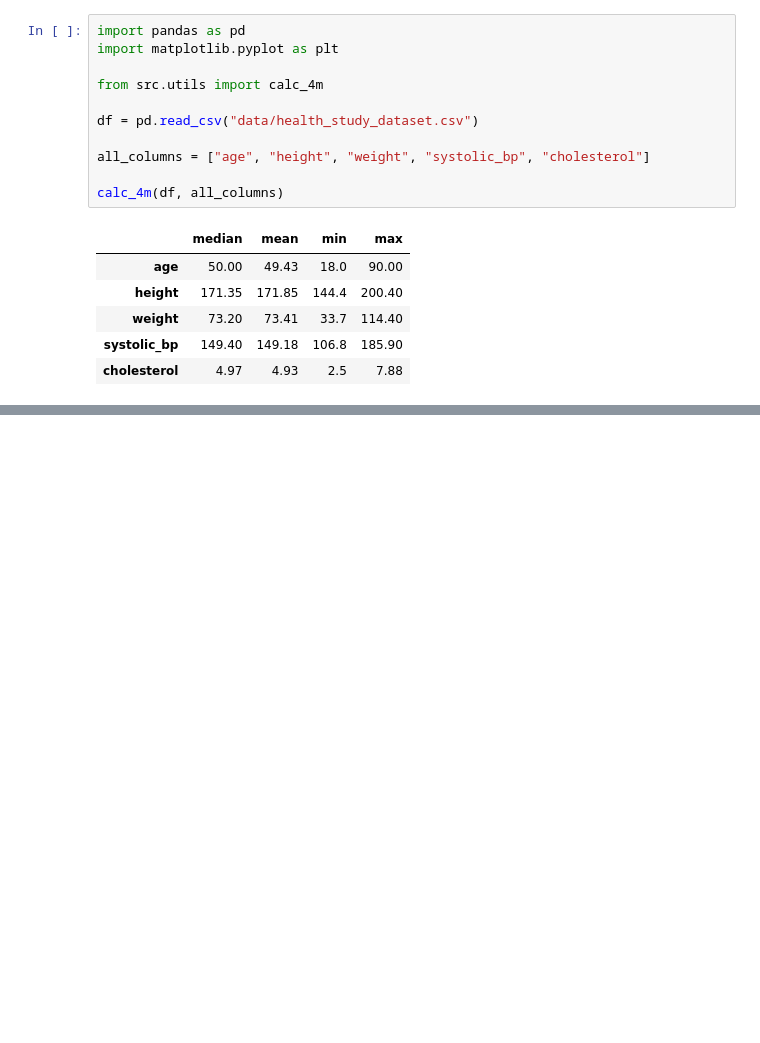
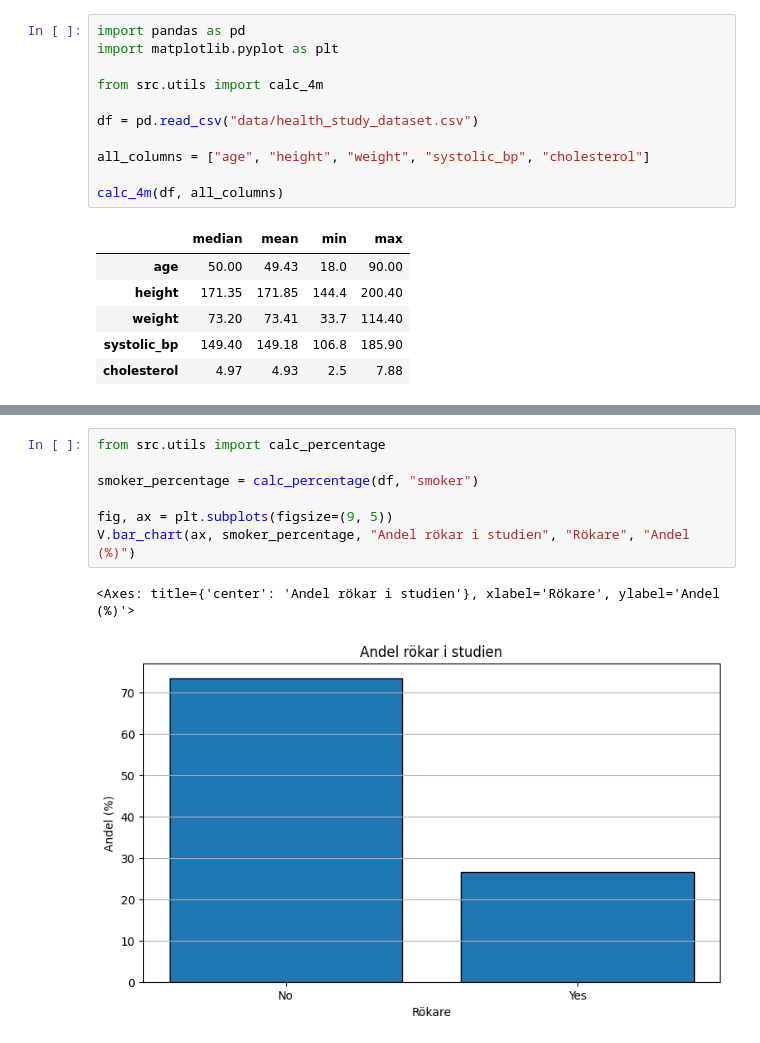
Before and after one commit to Jack-JackAttack/Halsostudie, a Jupyter notebook: report.ipynb, the cells around one changed output, grey strips where cells are left out. Saved outputs shown, nothing was run; the diff lists cells and outputs as text; blank space fills up the shorter version.

Commit message:
lagt till calc_percentage i utils & bar_char i viz, plottat andel rökare i studien

```diff
--- a/report.ipynb
+++ b/report.ipynb
@@ -27,0 +55,10 @@ V.histogram(ax, df["systolic_bp"], "Histogram över systoliskt blodtryck", "Syst
+# %%
+from src.utils import calc_percentage
+
+smoker_percentage = calc_percentage(df, "smoker")
+
+fig, ax = plt.subplots(figsize=(9, 5))
+V.bar_chart(ax, smoker_percentage, "Andel rökar i studien", "Rökare", "Andel (%)")
+# %% [output]
+<Axes: title={'center': 'Andel rökar i studien'}, xlabel='Rökare', ylabel='Andel (%)'>
+[figure, added]
```
Also changed, not shown: parts of 5 cells of this notebook, 2 other files.
